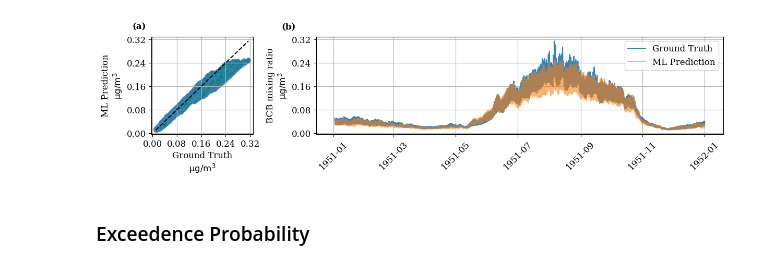
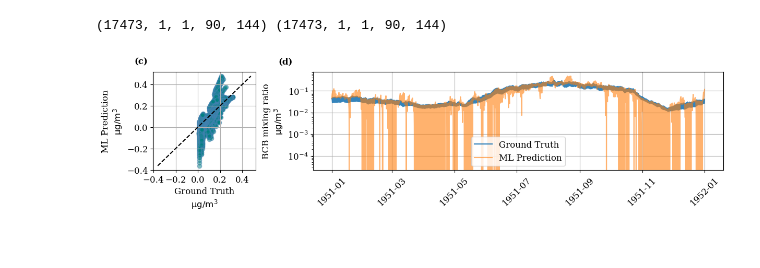
Before and after one commit to smhassanerfani/nasa-niswan, a Jupyter notebook: test.ipynb, the cells around one changed output. Saved outputs shown, nothing was run; the diff lists cells and outputs as text; code cells hidden in the pictures.

```diff
--- a/test.ipynb
+++ b/test.ipynb
@@ -630,3 +222,27 @@ plt.show()
+# %%
+with open(os.path.join(f'/home/serfani/serfani_data1/snapshots/ConvLSTM-03242025-1200/', 'test-results.npy'), mode='rb') as f:
+
+    GTs_LSTM = np.load(f, allow_pickle=True)
+    PDs_LSTM = np.load(f, allow_pickle=True)
+
+print(GTs_LSTM.shape, PDs_LSTM.shape)
+# %% [output]
+(17473, 1, 1, 90, 144) (17473, 1, 1, 90, 144)
+# %%
+import xarray as xr
+
+path = '/home/serfani/serfani_data1/E3OMA1950/ANN1951.xaijE33oma_ai.nc'
+ds_annual = xr.open_dataset(path, decode_times=False)
+
+prsurf = ds_annual['prsurf'].values * 100 # Convert pressure from hectopascals (hPa) to pascals (Pa).
+tsavg = ds_annual['tsavg'].values + 273.15 # Convert temperature from Celsius to Kelvin.
+
+
+R_d = 287.055 # Specific gas constant for dry air in J/(kg·K)
+rho = prsurf / (R_d * tsavg) # Calculate air density in kg/m^3
+
+GTs = GTs * 0.01 * rho # Convert from mixing ratio (kg/kg_air x 10^-11) to micrograms per cubic meter (μg/m^3)
+PDs = PDs * 0.01 * rho # Convert from mixing ratio (kg/kg_air x 10^-11) to micrograms per cubic meter (μg/m^3)
 # %%
 # Define the r_squared_spatial function
 def r_squared_spatial(real_data, model_output):
@@ -638,6 +254,8 @@ def r_squared_spatial(real_data, model_output):
 # %%
 sr2 = r_squared_spatial(GTs.squeeze(), PDs.squeeze())
 # %%
+import xarray as xr
+
 ds = xr.Dataset({
     'Real Data': (["time", "lat", "lon"], GTs.squeeze()),
     'Model Output': (["time", "lat", "lon"], PDs.squeeze()),
@@ -646,55 +264,66 @@ ds = xr.Dataset({
               },
 
      coords=dict(
-        time = dataset.datetimeindex,
+        time = dataset.y_datetimeindex.ravel(),
         lon  = dataset.lon,
         lat  = dataset.lat,
     )
 )
 # %%
+import matplotlib.colors as mcolors
+import matplotlib.ticker as mticker
+from matplotlib.ticker import MaxNLocator
+
+# Plot Settings
+plt.rcParams.update({
+    # 'font.sans-serif': 'Comic Sans MS',
+    'font.family': 'serif',
+    'font.size': 12,
+    'text.usetex': False
+})
+
+till = 17520
+
 fig, (ax1, ax3) = plt.subplots(ncols=2, figsize=(12, 3), constrained_layout=True, gridspec_kw={'width_ratios':[1, 4]})
 
 weights = np.cos(np.deg2rad(ds.lat))
 weights.name = "weights"
 
 ds_avg = ds.weighted(weights).mean(dim=("lat", "lon"))
 
 avgGT = ds_avg['Real Data'].values
 avgPD = ds_avg['Model Output'].values
 
-max_value = np.array((avgGT, avgPD)).max()
-min_value = np.array((avgGT, avgPD)).min()
+max_value = np.array((avgGT[:till], avgPD[:till])).max()
+min_value = np.array((avgGT[:till], avgPD[:till])).min()
 
-ax1.scatter(avgGT.ravel(), avgPD.ravel(), color='teal', edgecolor='steelblue', alpha=0.5)
+ax1.scatter(avgGT.ravel()[:till], avgPD.ravel()[:till], color='teal', edgecolor='steelblue', alpha=0.5)
 ax1.plot([min_value, max_value], [min_value, max_value], '--', color='black', linewidth=1.5)
 
 ax1.yaxis.set_major_locator(mticker.MaxNLocator(nbins=5))
 ax1.xaxis.set_major_locator(mticker.MaxNLocator(nbins=5))
 
 # BCB mixing ratio
 ax1.set_xlabel(r'Ground Truth' '\n' r'$\mathrm{\mu g} / \mathrm{m}^{\mathrm{3}}$', fontsize=12)
 ax1.set_ylabel(r'ML Prediction' '\n' r'$\mathrm{\mu g} / \mathrm{m}^{\mathrm{3}}$', fontsize=12)
 
-ax1.text(-0.05, 1.15, '(a)', transform=ax1.transAxes, fontsize=12, fontweight='bold', va='top', ha='right')
+ax1.text(-0.05, 1.15, '(c)', transform=ax1.transAxes, fontsize=12, fontweight='bold', va='top', ha='right')
 ax1.grid()
 
-ax3.plot(dataset.datetimeindex, avgGT, alpha=0.9, label='Ground Truth')
-ax3.plot(dataset.datetimeindex, avgPD, alpha=0.6, label='ML Prediction')
+ax3.plot(dataset.y_datetimeindex.ravel()[:till], avgGT[:till], alpha=0.9, label='Ground Truth')
+ax3.plot(dataset.y_datetimeindex.ravel()[:till], avgPD[:till], alpha=0.6, label='ML Prediction')
 
 ax3.yaxis.set_major_locator(MaxNLocator(nbins=5))
 ax3.set_ylabel(r'BCB mixing ratio' '\n' r'$\mathrm{\mu g} / \mathrm{m}^{\mathrm{3}}$', fontsize=12)
 ax3.tick_params(axis='x', labelrotation=45)
 
-ax3.text(-0.05, 1.15, '(b)', transform=ax3.transAxes, fontsize=12, fontweight='bold', va='top', ha='right')
+ax3.set_yscale('log')
+
+ax3.text(-0.05, 1.15, '(d)', transform=ax3.transAxes, fontsize=12, fontweight='bold', va='top', ha='right')
 ax3.grid()
 
 plt.legend()
 
-if save_figure:
-    plt.savefig(os.path.join(snapshot_dir, '02-global_average.png'))
-
 plt.show()
 # %% [output]
-[figure, old version]
+[figure, new version]
-# %% [markdown]
-### Exceedence Probability
```
Also changed, not shown: parts of 50 cells of this notebook, 10 other files.
